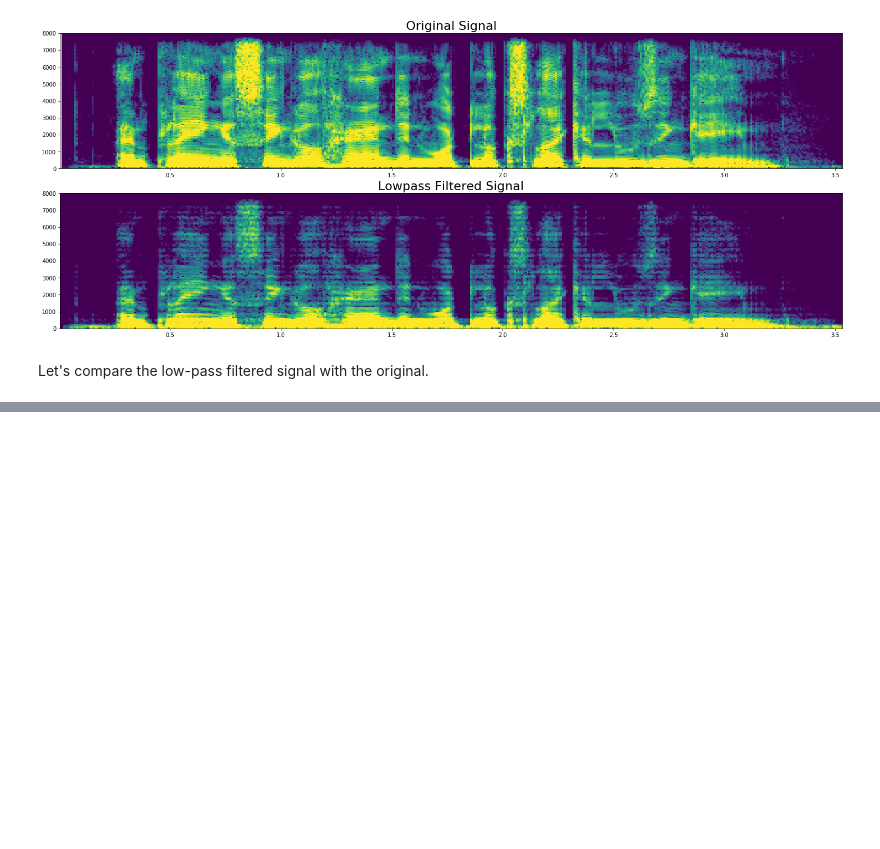
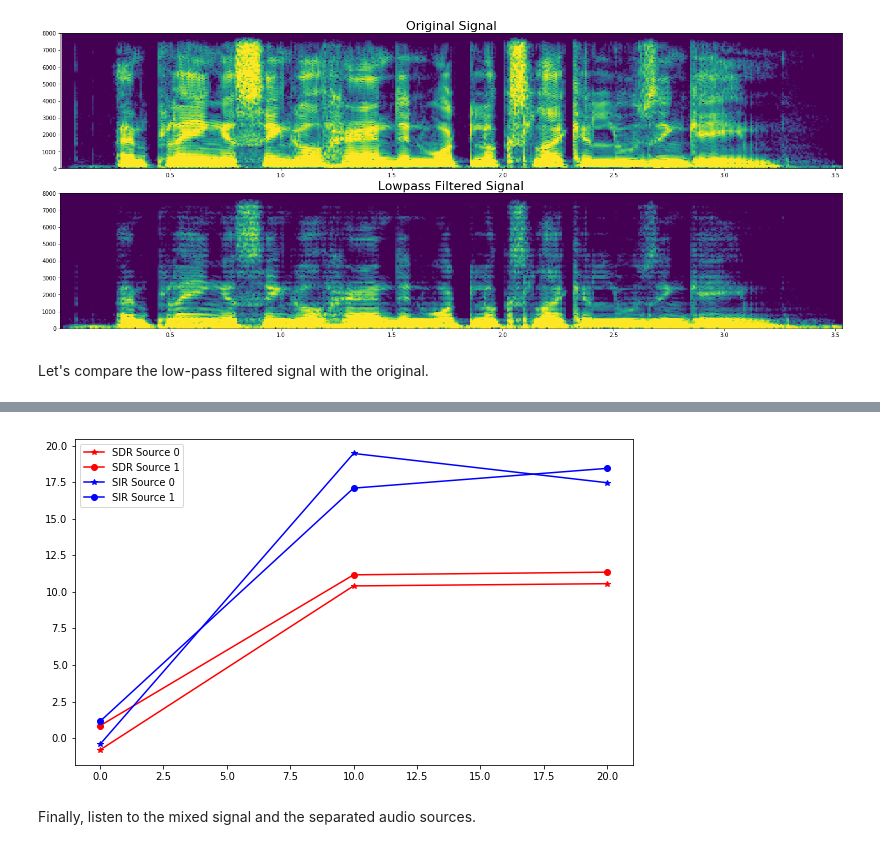
Before and after one commit to LCAV/pyroomacoustics, a Jupyter notebook: notebooks/pyroomacoustics_demo.ipynb, the cells around one changed output, grey strips where cells are left out. Saved outputs shown, nothing was run; the diff lists cells and outputs as text; code cells hidden in the pictures; blank space fills up the shorter version.

```diff
--- a/notebooks/pyroomacoustics_demo.ipynb
+++ b/notebooks/pyroomacoustics_demo.ipynb
@@ -463,0 +589,18 @@ LPF'ed:
+# %%
+fig = plt.figure()
+fig.set_size_inches(10, 6)
+a = np.array(SDR)
+b = np.array(SIR)
+plt.plot(np.arange(a.shape[0]) * 10, a[:,0], label='SDR Source 0', c='r', marker='*')
+plt.plot(np.arange(a.shape[0]) * 10, a[:,1], label='SDR Source 1', c='r', marker='o')
+plt.plot(np.arange(b.shape[0]) * 10, b[:,0], label='SIR Source 0', c='b', marker='*')
+plt.plot(np.arange(b.shape[0]) * 10, b[:,1], label='SIR Source 1', c='b', marker='o')
+plt.legend()
+plt.xlabel('Iteration')
+plt.ylabel('dB')
+
+plt.show()
+# %% [output]
+[figure, added]
+# %% [markdown]
+Finally, listen to the mixed signal and the separated audio sources.
```
Also changed, not shown: parts of 23 cells of this notebook.
